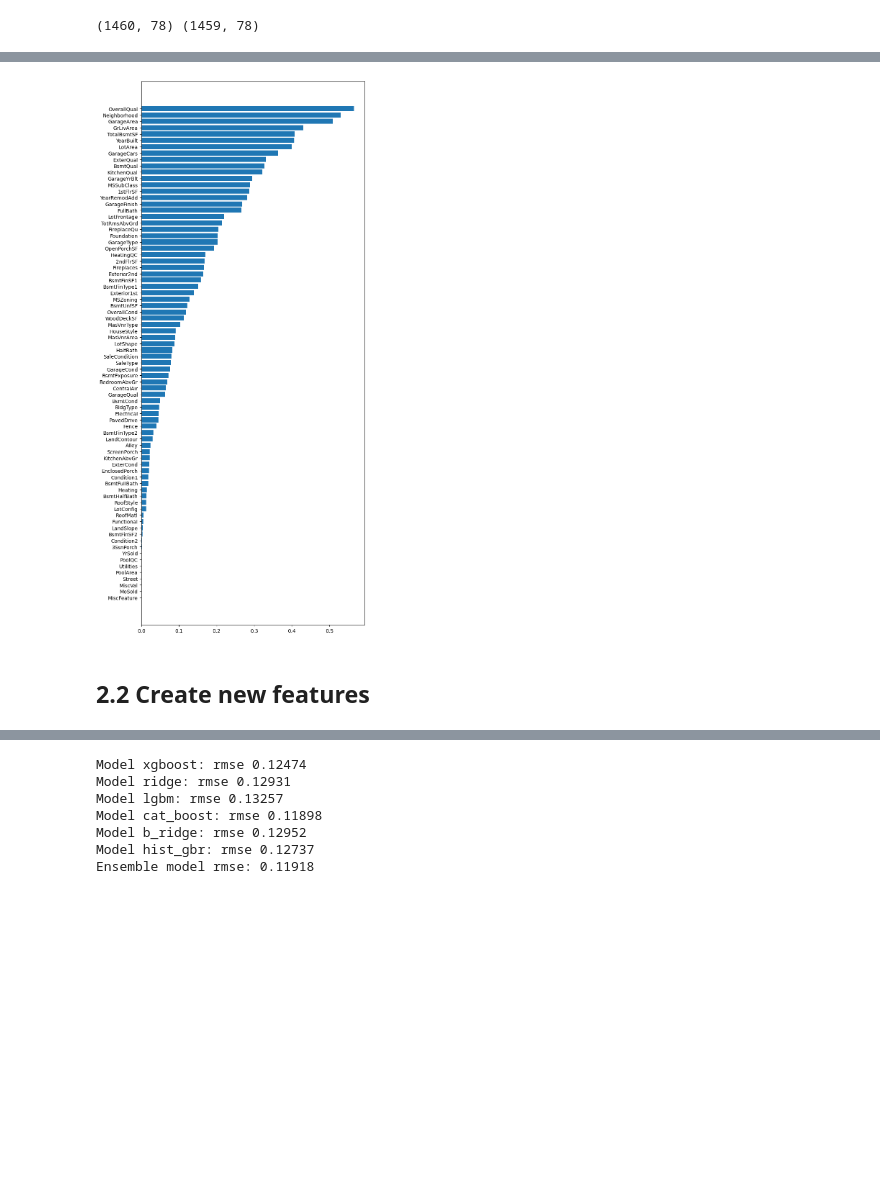
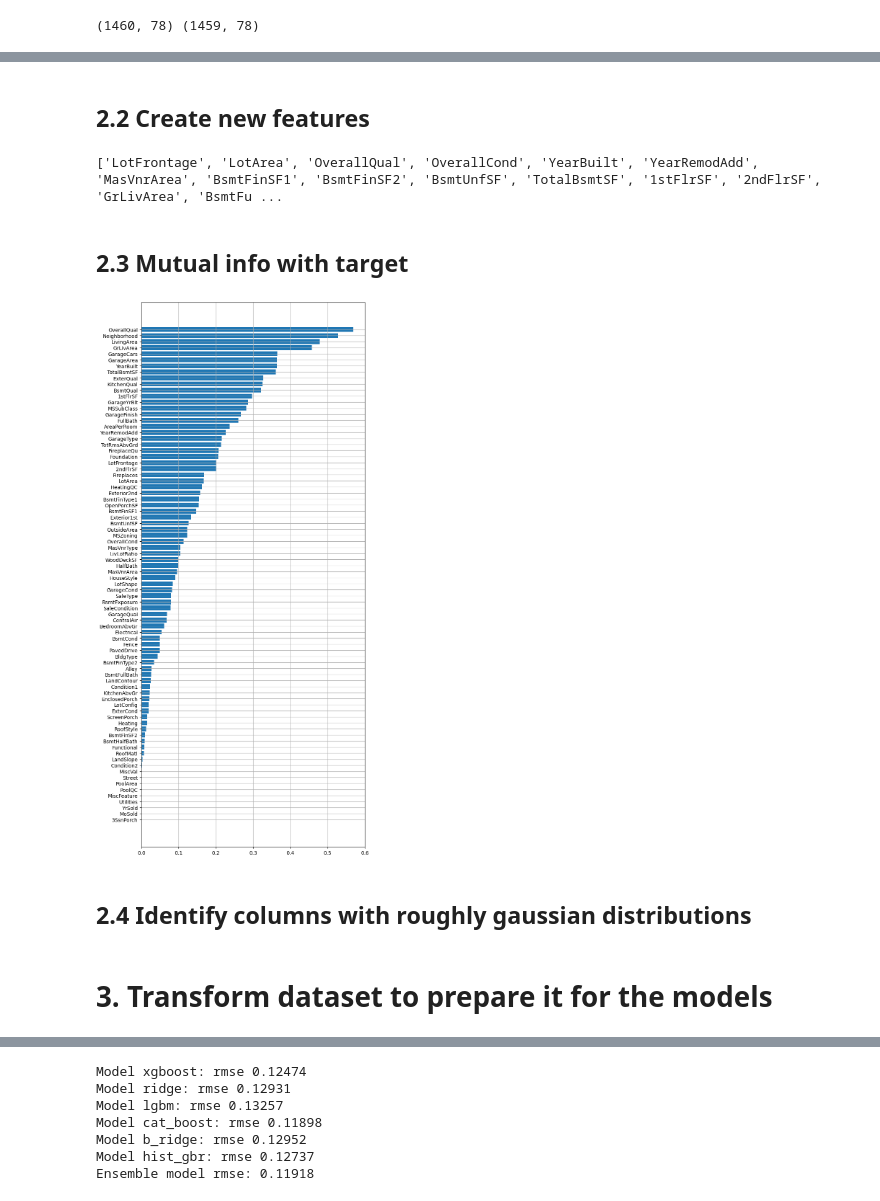
Before and after one commit to vasilNnikolov/vnn-kaggle-competitions, a Jupyter notebook: code/feature-engineering-course/house_prices_clean.ipynb, the cells around one changed output, grey strips where cells are left out. Drawn from its saved outputs; the diff is of its cells as text; code cells hidden in the pictures; blank space fills up the shorter version.

```diff
--- a/code/feature-engineering-course/house_prices_clean.ipynb
+++ b/code/feature-engineering-course/house_prices_clean.ipynb
@@ -125,30 +90,2 @@ gauss_num_pipeline = Pipeline(steps=[
-# %%
-from sklearn.feature_selection import mutual_info_regression
-
-factorized_df: pd.DataFrame = train_data.copy(deep=True)
-# imputer for numerical columns
-for c in numerical_columns:
-    factorized_df[c] = factorized_df[c].fillna(factorized_df[c].median())
-
-for c in categorical_columns:
-    factorized_df[c] = pd.factorize(factorized_df[c])[0]
-
-
-mi_scores = mutual_info_regression(factorized_df, y, discrete_features=(factorized_df.dtypes==int))
-
-mi_scores = pd.Series(mi_scores, index=factorized_df.columns)
-mi_scores = mi_scores.sort_values(ascending=True)
-
-# print(mi_scores)
-
-# plot mi scores
-y_pos = np.arange(len(factorized_df.columns))
-
-plt.figure(dpi=100, figsize=(8, 20))
-plt.barh(y_pos, mi_scores)
-plt.yticks(y_pos, labels=mi_scores.index)
-plt.show()
-# %% [output]
-[figure, removed]
 # %% [markdown]
 ## 2.2 Create new features
@@ -169,0 +92,50 @@ imputing_transformer = ColumnTransformer(transformers=[
+# %%
+# total area of house
+
+train_data_imputed["LivingArea"] = train_data_imputed['1stFlrSF'] + train_data_imputed['2ndFlrSF']
+
+# area per room, more is better
+train_data_imputed["AreaPerRoom"] = train_data_imputed['LivingArea']/train_data_imputed['TotRmsAbvGrd']
+
+train_data_imputed['OutsideArea'] = sum(train_data_imputed[i] for i in [
+    'WoodDeckSF',
+    'OpenPorchSF',
+    'EnclosedPorch',
+    '3SsnPorch',
+    'ScreenPorch'
+])
+
+# ratio of area of house to area of the whole lot
+train_data_imputed['LivLotRatio'] = train_data_imputed['LivingArea']/train_data_imputed['LotArea']
+
+# update numeric columns to include the newly created features
+numerical_columns = train_data_imputed.select_dtypes(include=np.number).columns.tolist()
+print(numerical_columns)
+# %% [output]
+['LotFrontage', 'LotArea', 'OverallQual', 'OverallCond', 'YearBuilt', 'YearRemodAdd', 'MasVnrArea', 'BsmtFinSF1', 'BsmtFinSF2', 'BsmtUnfSF', 'TotalBsmtSF', '1stFlrSF', '2ndFlrSF', 'GrLivArea', 'BsmtFu ...
+# %% [markdown]
+## 2.3 Mutual info with target
+# %%
+from sklearn.feature_selection import mutual_info_regression
+
+discrete_features = [
+    i for (i, c) in enumerate(train_data_imputed.columns) if c in categorical_columns
+]
+mi_scores = mutual_info_regression(train_data_imputed, y, discrete_features=discrete_features)
+
+mi_scores = pd.Series(mi_scores, index=train_data_imputed.columns)
+mi_scores = mi_scores.sort_values(ascending=True)
+
+# plot mi scores
+y_pos = np.arange(len(train_data_imputed.columns))
+
+plt.figure(dpi=100, figsize=(8, 20))
+plt.barh(y_pos, mi_scores)
+plt.yticks(y_pos, labels=mi_scores.index)
+plt.xticks(np.arange(min(mi_scores), max(mi_scores)*1.1, 0.1))
+plt.grid()
+plt.show()
+# %% [output]
+[figure, added]
+# %% [markdown]
+## 2.4 Identify columns with roughly gaussian distributions
@@ -169,0 +161,2 @@ imputing_transformer = ColumnTransformer(transformers=[
+# %% [markdown]
+# 3. Transform dataset to prepare it for the models
```
Also changed, not shown: parts of 24 cells of this notebook.
